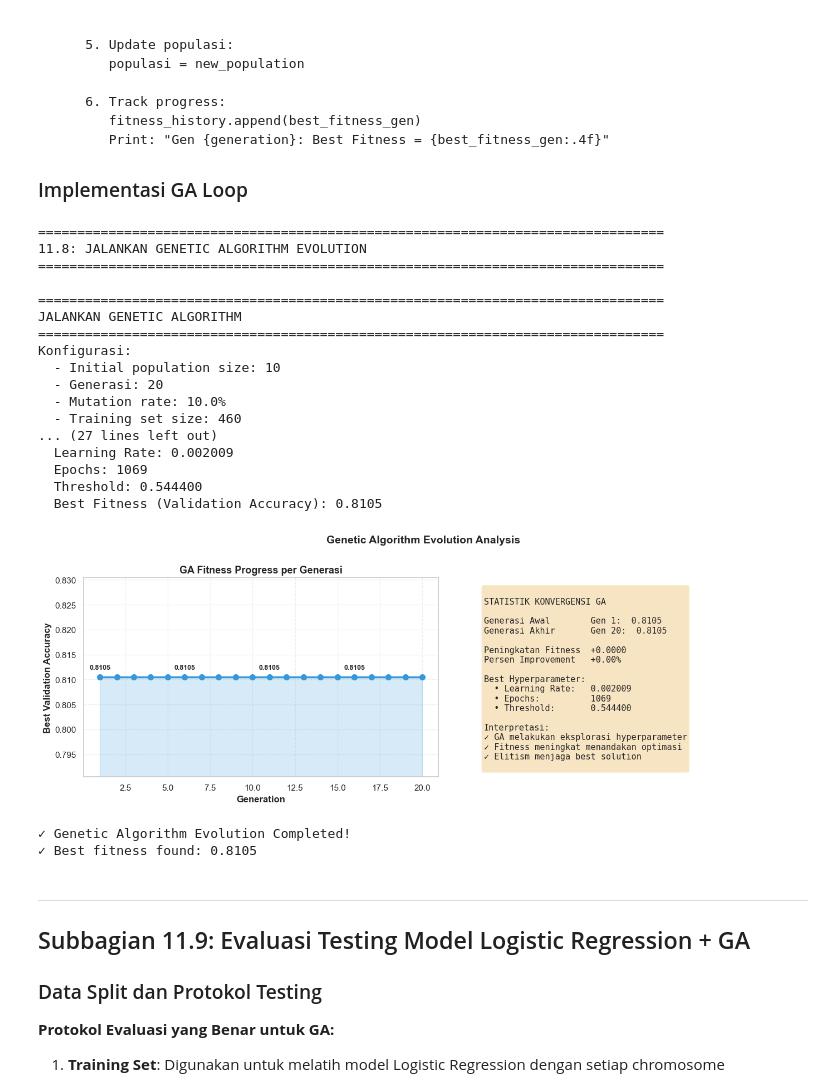
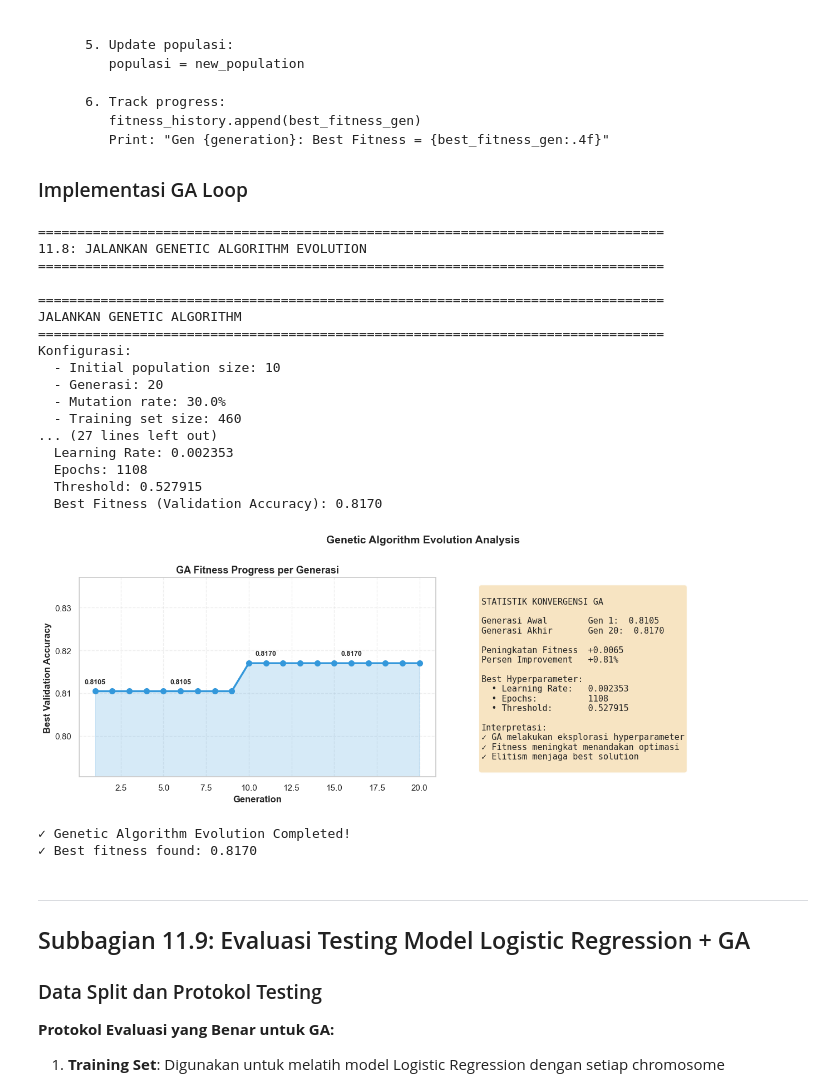
Before and after one commit to all-if-r/TUBES_AI, a Jupyter notebook: NYOBA/LogisticRegressionManual_Pima_FullTransparent.ipynb, the cells around one changed output. Saved outputs shown, nothing was run; the diff lists cells and outputs as text; code cells hidden in the pictures.

```diff
--- a/NYOBA/LogisticRegressionManual_Pima_FullTransparent.ipynb
+++ b/NYOBA/LogisticRegressionManual_Pima_FullTransparent.ipynb
@@ -3914,7 +4022,7 @@ def run_ga(population, X_train, y_train, X_val, y_val, generations=20, mutation_
         X_train, y_train: Training data (untuk fitting model)
         X_val, y_val: Validation data (HANYA untuk fitness evaluation)
         generations: Jumlah generasi untuk evolusi
-        mutation_rate: Probabilitas mutasi (default 0.1 = 10%)
+        mutation_rate: Probabilitas mutasi (30%)
 
     Returns:
         {
@@ -4002,7 +4110,8 @@ def run_ga(population, X_train, y_train, X_val, y_val, generations=20, mutation_
         elif len(new_population) > len(population):
             new_population = new_population[:len(population)]
 
-        # STEP 6: Elitism - Keep best individual dari generasi sebelumnya
+        # STEP 6: Elitism - Keep ONLY 1 best individual untuk allow diversity
+        # Catatan: Terlalu banyak elitism (2+) menyebabkan premature convergence
         new_population[-1] = best_individual_overall.copy()
 
         population = new_population
@@ -4037,7 +4146,7 @@ ga_result = run_ga(
     X_val=X_val,
     y_val=y_val,
     generations=20,
-    mutation_rate=0.1
+    mutation_rate=0.3  # DIPERBAIKI: dari 0.1 → 0.3 untuk lebih explore (FIX untuk premature convergence)
 )
 
 # Visualisasi Fitness Progress
@@ -4086,41 +4195,41 @@ Best Hyperparameter:
 
 Interpretasi:
 ✓ GA melakukan eksplorasi hyperparameter
 ✓ Fitness meningkat menandakan optimasi
 ✓ Elitism menjaga best solution
 """
 
 ax2.text(0.1, 0.95, textstr, transform=ax2.transAxes, fontsize=11,
         verticalalignment='top', fontfamily='monospace',
         bbox=dict(boxstyle='round', facecolor='wheat', alpha=0.8))
 
 plt.suptitle('Genetic Algorithm Evolution Analysis', fontsize=14, fontweight='bold', y=1.00)
 plt.tight_layout()
 plt.show()
 
 print("\n✓ Genetic Algorithm Evolution Completed!")
 print(f"✓ Best fitness found: {ga_result['best_fitness']:.4f}")
 # %% [output]
 ================================================================================
 11.8: JALANKAN GENETIC ALGORITHM EVOLUTION
 ================================================================================
 
 ================================================================================
 JALANKAN GENETIC ALGORITHM
 ================================================================================
 Konfigurasi:
   - Initial population size: 10
   - Generasi: 20
-  - Mutation rate: 10.0%
+  - Mutation rate: 30.0%
   - Training set size: 460
 ... (27 lines left out)
-  Learning Rate: 0.002009
-  Epochs: 1069
-  Threshold: 0.544400
-  Best Fitness (Validation Accuracy): 0.8105
+  Learning Rate: 0.002353
+  Epochs: 1108
+  Threshold: 0.527915
+  Best Fitness (Validation Accuracy): 0.8170
-[figure, old version]
+[figure, new version]
 ✓ Genetic Algorithm Evolution Completed!
-✓ Best fitness found: 0.8105
+✓ Best fitness found: 0.8170
 # %% [markdown]
 ---
 
```
Also changed, not shown: parts of 17 cells of this notebook, 4 other files.
